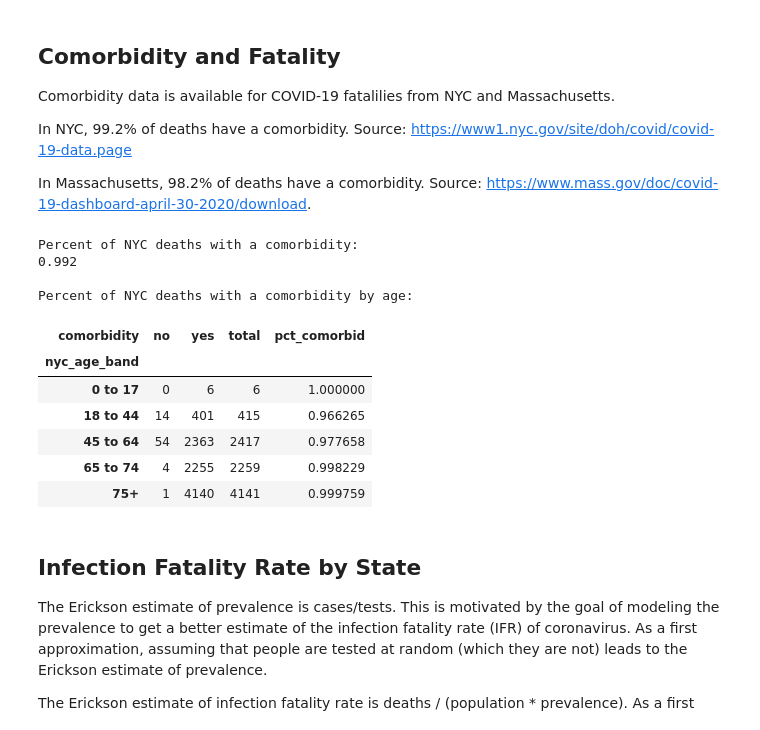
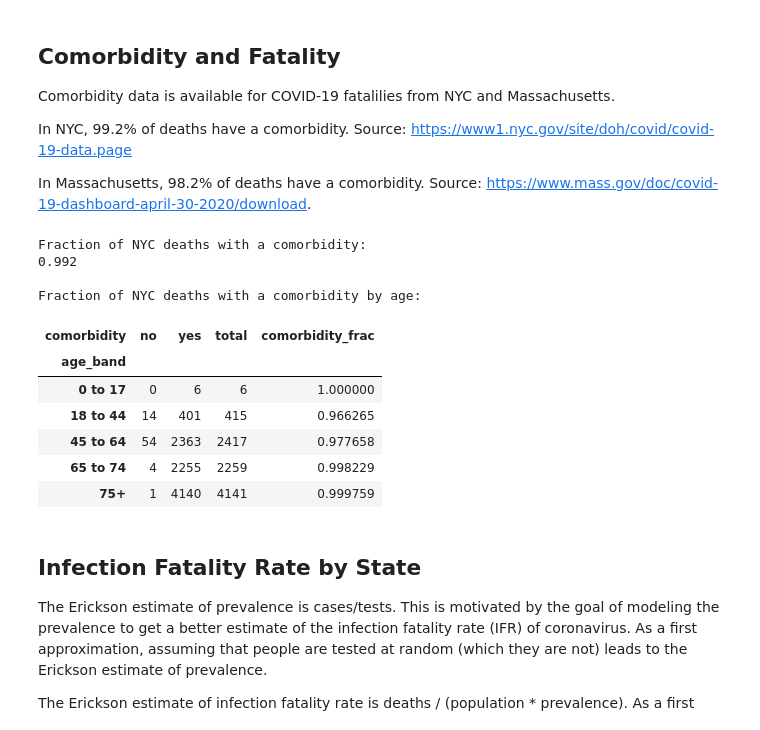
Before and after one commit to todddeluca/coronavirus, a Jupyter notebook: coronavirus_prevalence.ipynb, the cells around one changed output. Drawn from its saved outputs; the diff is of its cells as text; code cells hidden in the pictures.

```diff
--- a/coronavirus_prevalence.ipynb
+++ b/coronavirus_prevalence.ipynb
@@ -94,21 +125,21 @@ In NYC, 99.2% of deaths have a comorbidity. Source: https://www1.nyc.gov/site/do
 In Massachusetts, 98.2% of deaths have a comorbidity. Source: https://www.mass.gov/doc/covid-19-dashboard-april-30-2020/download.
 # %%
 df, _ = load_nyc_age_comorbidity_death_data(cache=True)
-df = df.loc[lambda d: (d['comorbidity'] != 'unknown') & (d['nyc_age_band'] != 'unknown')]
-df = df.pivot(index='nyc_age_band', columns='comorbidity', values='deaths')
+df = df.loc[lambda d: (d['comorbidity'] != 'unknown') & (d['age_band'] != 'unknown')]
+df = df.pivot(index='age_band', columns='comorbidity', values='deaths')
 df['total'] = df.sum(axis=1)
-df['pct_comorbid'] = df['yes'] / df['total']
-print('Percent of NYC deaths with a comorbidity:')
+df['comorbidity_frac'] = df['yes'] / df['total']
+print('Fraction of NYC deaths with a comorbidity:')
 print(f"{(df['yes'].sum() / df['total'].sum()):.3f}\n")
-print('Percent of NYC deaths with a comorbidity by age:')
+print('Fraction of NYC deaths with a comorbidity by age:')
 df
 # %% [output]
-Percent of NYC deaths with a comorbidity:
+Fraction of NYC deaths with a comorbidity:
 0.992
 
-Percent of NYC deaths with a comorbidity by age:
+Fraction of NYC deaths with a comorbidity by age:
-| comorbidity | no | yes | total | pct_comorbid |
-| nyc_age_band |  |  |  |  |
+| comorbidity | no | yes | total | comorbidity_frac |
+| age_band |  |  |  |  |
 | 0 to 17 | 0 | 6 | 6 | 1.000000 |
 | 18 to 44 | 14 | 401 | 415 | 0.966265 |
 | 45 to 64 | 54 | 2363 | 2417 | 0.977658 |
```
Also changed, not shown: parts of 42 cells of this notebook, 3 other files.
